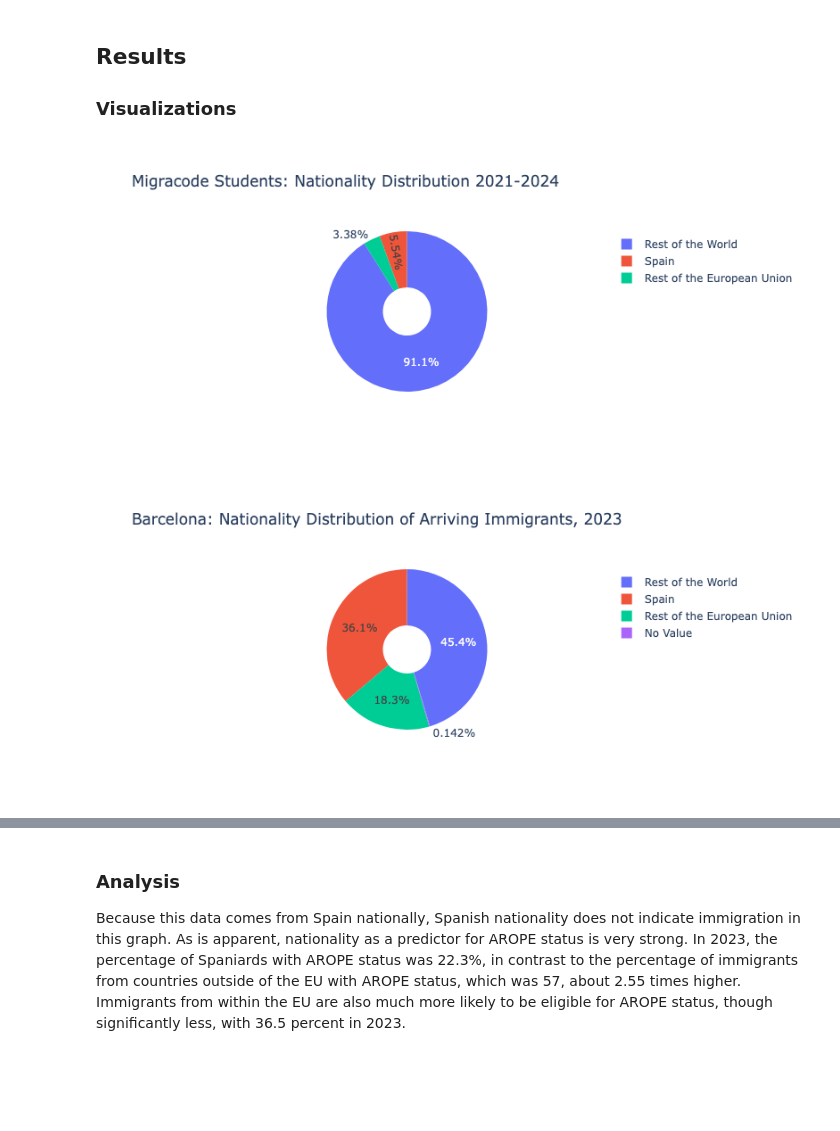
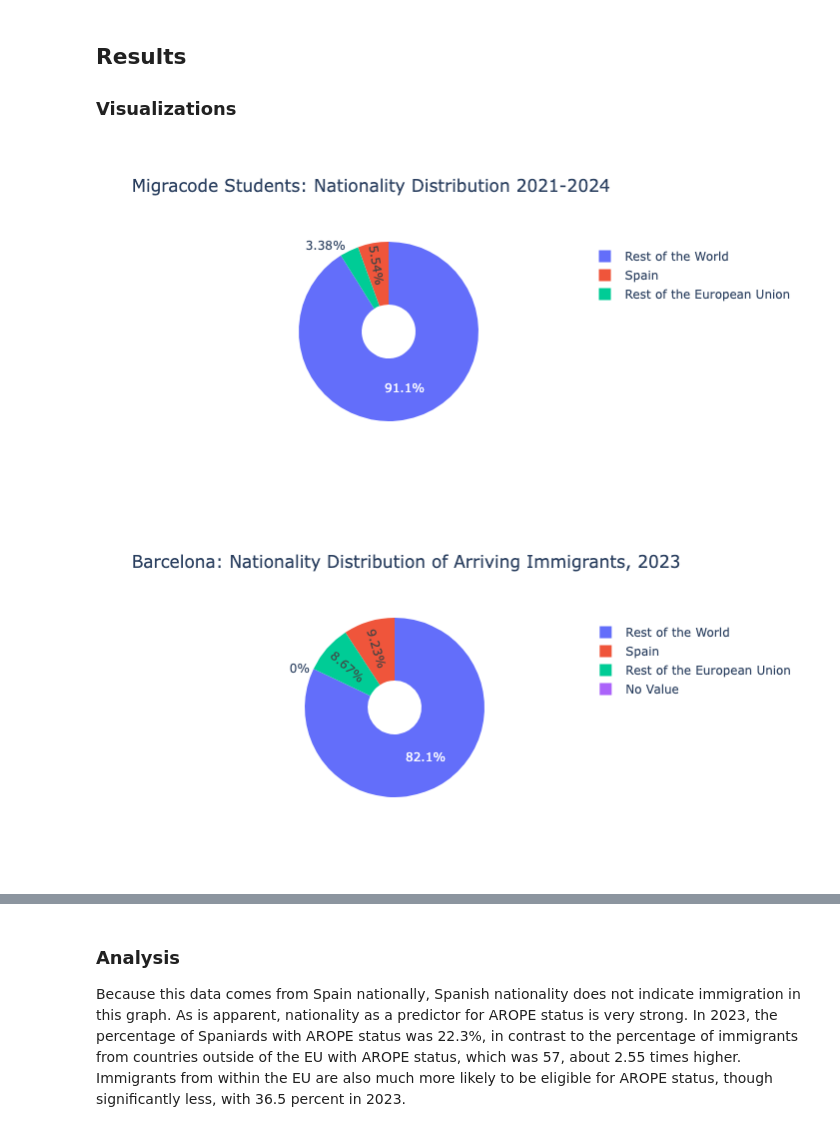
Before and after one commit to georgiatrent/Immigration-spain-dh140, a Jupyter notebook: Notebook.ipynb, the cells around one changed output, grey strips where cells are left out. Drawn from its saved outputs; the diff is of its cells as text; code cells hidden in the pictures; blank space fills up the shorter version.

```diff
--- a/Notebook.ipynb
+++ b/Notebook.ipynb
@@ -444,33 +447,28 @@ nationality_names = {
 # %%
 migra['Nationality Label'] = migra['Nationality'].map(nationality_names)
 
-# Count the occurrences of each nationality group
+# Count entries by nationality - 1 entry = 1 person
 nationality_counts = migra['Nationality Label'].value_counts().reset_index()
 nationality_counts.columns = ['Nationality', 'Count']
 
-# Create an interactive pie chart
+# Make interactive pie chart
 fig = px.pie(nationality_counts, names='Nationality', values='Count',
              title='Migracode Students: Nationality Distribution 2021-2024',
              labels={'Nationality': 'Nationality', 'Count': 'Count'},
-             hole=0.3)  # Use a hole for a donut chart, or set to 0 for a full pie chart
-
-# Show the chart
+             hole=0.3)
 fig.show()
 
-bcn['Nationality Label'] = bcn['Nationality'].map(nationality_names)
-
-# Count the occurrences of each nationality group
-nationality_counts = bcn['Nationality Label'].value_counts().reset_index()
+# Count instances of each entry by Number of People count
+nationality_counts = bcn.groupby('Nationality Label')['Number of People'].sum().reset_index()
 nationality_counts.columns = ['Nationality', 'Count']
 
-# Create an interactive pie chart
 fig = px.pie(nationality_counts, names='Nationality', values='Count',
              title='Barcelona: Nationality Distribution of Arriving Immigrants, 2023',
              labels={'Nationality': 'Nationality', 'Count': 'Count'},
              hole=0.3)  # Use a hole for a donut chart, or set to 0 for a full pie chart
 
 # Show the chart
 fig.show()
 # %% [output]
-[figure, old version]
+[figure, new version]
-[figure, old version]
+[figure, new version]
```
Also changed, not shown: parts of 10 cells of this notebook, 2 other files.
